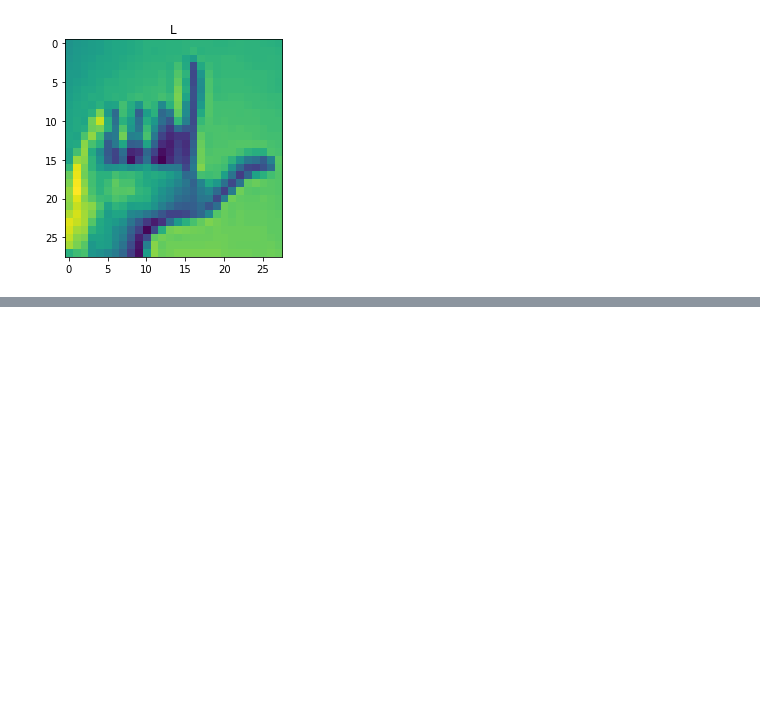
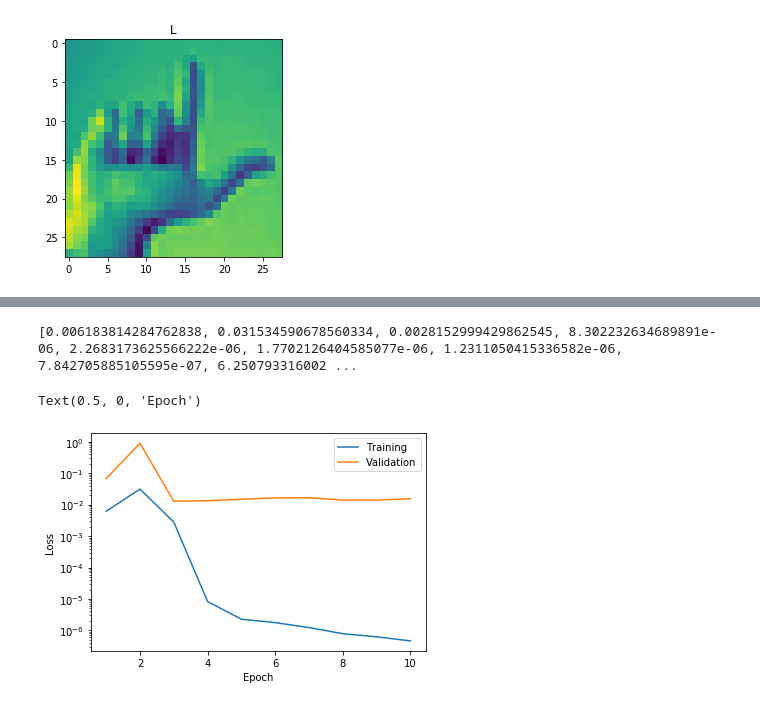
Before and after one commit to astrojneil/ASLmodel, a Jupyter notebook: basicNN.ipynb, the cells around one changed output, grey strips where cells are left out. Cells and saved outputs as stored; diff of their text form; code cells hidden in the pictures; blank space fills up the shorter version.

```diff
--- a/basicNN.ipynb
+++ b/basicNN.ipynb
@@ -82,0 +91,3 @@ Text(0.5, 1.0, 'D   (D)')
+# %%
+history = History()
+model.fit(trainset, train_y, epochs=10, batch_size=32, validation_split=0.3, callbacks=[history], verbose=0)
@@ -82,0 +113,14 @@ Text(0.5, 1.0, 'D   (D)')
+# %%
+print(history.history['loss'])
+# %% [output]
+[0.006183814284762838, 0.031534590678560334, 0.0028152999429862545, 8.302232634689891e-06, 2.2683173625566222e-06, 1.7702126404585077e-06, 1.2311050415336582e-06, 7.842705885105595e-07, 6.250793316002 ...
+# %%
+plt.plot(np.arange(1, 11), history.history['loss'], label = 'Training')
+plt.plot(np.arange(1, 11), history.history['val_loss'], label = 'Validation')
+plt.legend()
+plt.yscale('log')
+plt.ylabel('Loss')
+plt.xlabel('Epoch')
+# %% [output]
+Text(0.5, 0, 'Epoch')
+[figure, added]
```
Also changed, not shown: parts of 14 cells of this notebook.
